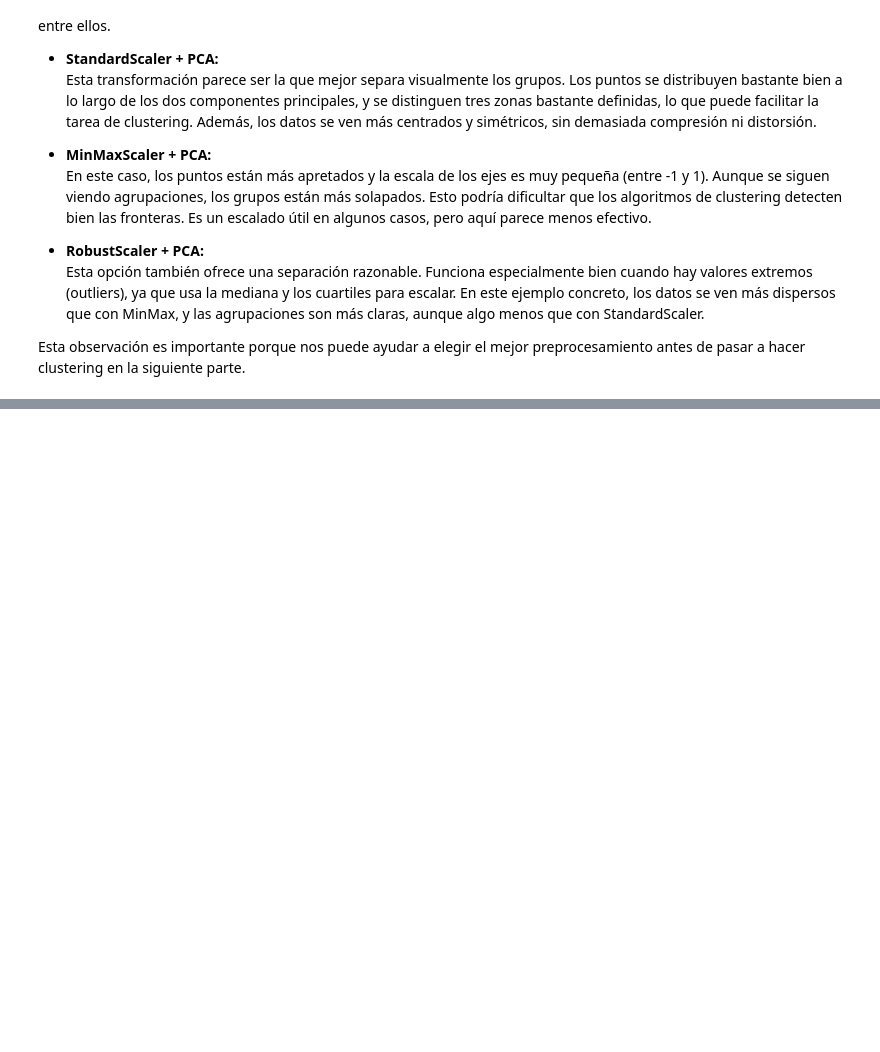
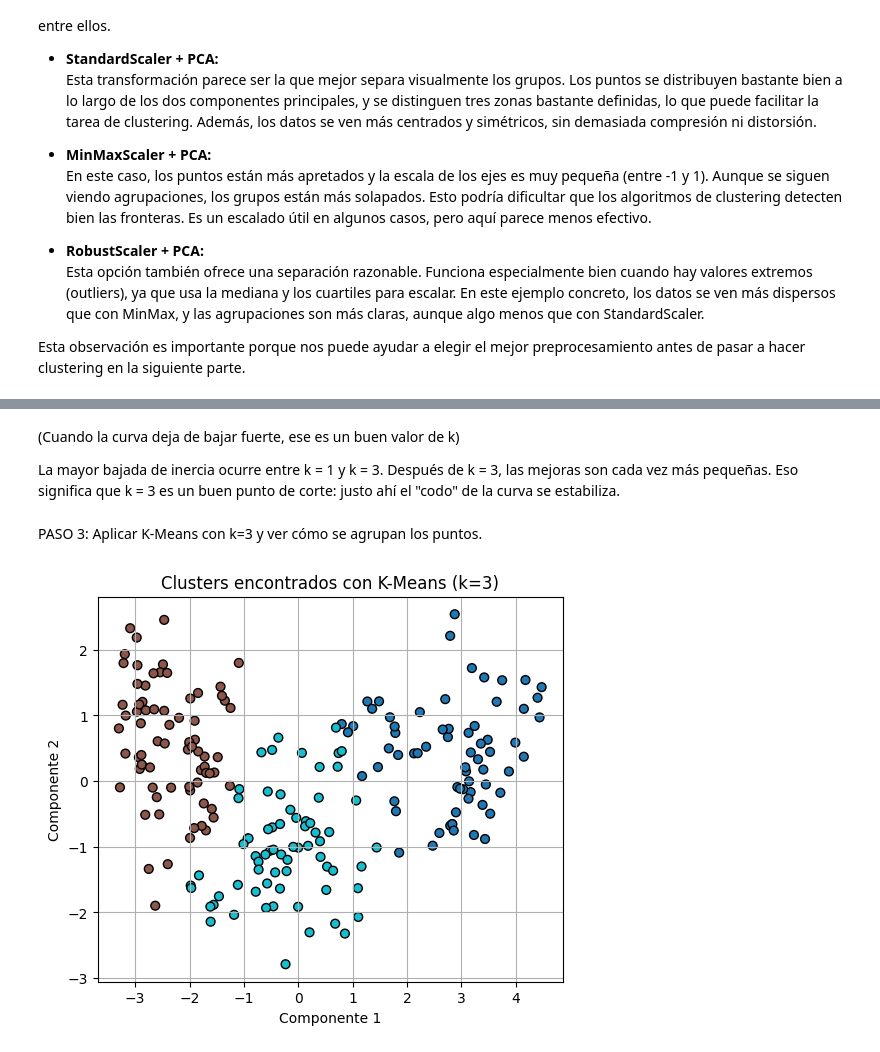
Before and after one commit to 100451061/proyecto_aprendizaje_automatico, a Jupyter notebook: notebooks/clustering.ipynb, the cells around one changed output, grey strips where cells are left out. Cells and saved outputs as stored; diff of their text form; code cells hidden in the pictures; blank space fills up the shorter version.

```diff
--- a/notebooks/clustering.ipynb
+++ b/notebooks/clustering.ipynb
@@ -122,0 +178,25 @@ Esta observación es importante porque nos puede ayudar a elegir el mejor prepro
+# %% [markdown]
+ (Cuando la curva deja de bajar fuerte, ese es un buen valor de k)
+
+  La mayor bajada de inercia ocurre entre k = 1 y k = 3. Después de k = 3, las mejoras son cada vez más pequeñas. Eso significa que k = 3 es un buen punto de corte: justo ahí el "codo" de la curva se estabiliza.
+# %% [markdown]
+PASO 3: Aplicar K-Means con k=3 y ver cómo se agrupan los puntos.
+# %%
+from sklearn.cluster import KMeans
+import matplotlib.pyplot as plt
+
+# Aplicar KMeans con k = 3
+k = 3
+kmeans = KMeans(n_clusters=k, random_state=42)
+y_kmeans = kmeans.fit_predict(X_pca_std)
+
+# Visualización
+plt.figure(figsize=(6, 5))
+plt.scatter(X_pca_std[:, 0], X_pca_std[:, 1], c=y_kmeans, cmap='tab10', s=40, edgecolor='k')
+plt.title(f'Clusters encontrados con K-Means (k={k})')
+plt.xlabel('Componente 1')
+plt.ylabel('Componente 2')
+plt.grid(True)
+plt.show()
+# %% [output]
+[figure, added]
```
Also changed, not shown: parts of 7 cells of this notebook.
